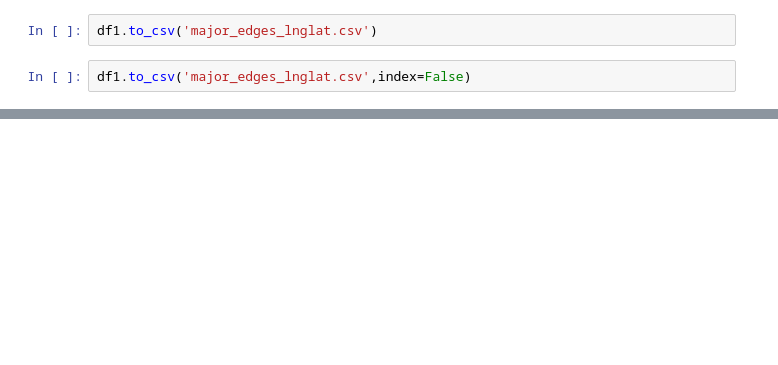
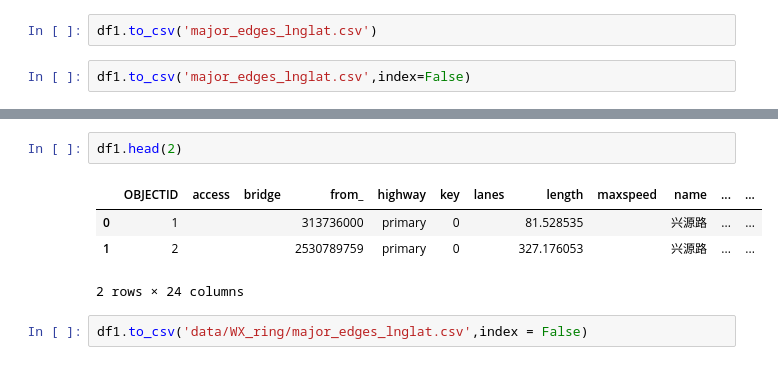
Before and after one commit to fuerdi2/WXRd, a Jupyter notebook: WX_project.ipynb, the cells around one changed output, grey strips where cells are left out. Saved outputs shown, nothing was run; the diff lists cells and outputs as text; blank space fills up the shorter version.

```diff
--- a/WX_project.ipynb
+++ b/WX_project.ipynb
@@ -411,0 +672,9 @@ df1.to_csv('major_edges_lnglat.csv',index=False)
+# %%
+df1.head(2)
+# %% [output]
+|  | OBJECTID | access | bridge | from_ | highway | key | lanes | length | maxspeed | name | ... | ... |
+| 0 | 1 |  |  | 313736000 | primary | 0 |  | 81.528535 |  | 兴源路 | ... | ... |
+| 1 | 2 |  |  | 2530789759 | primary | 0 |  | 327.176053 |  | 兴源路 | ... | ... |
+2 rows × 24 columns
+# %%
+df1.to_csv('data/WX_ring/major_edges_lnglat.csv',index = False)
```
Also changed, not shown: parts of 48 cells of this notebook, 8 other files.
